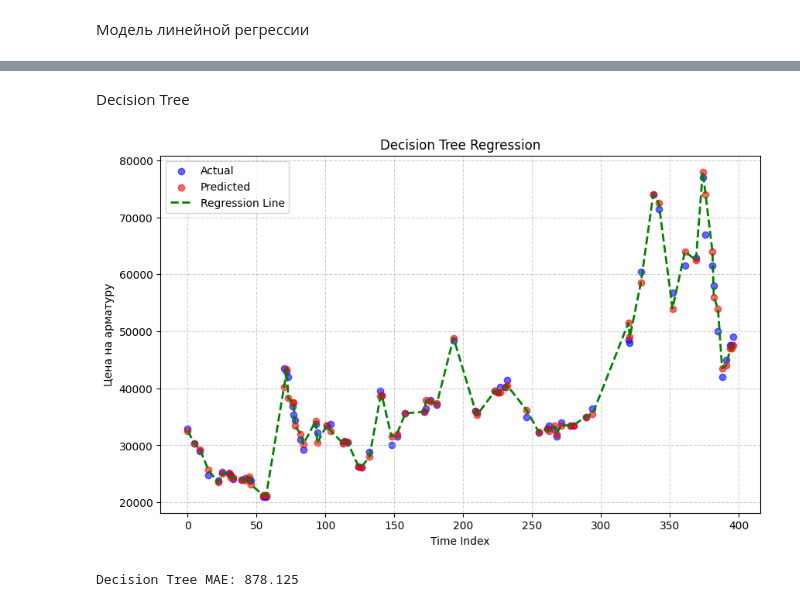
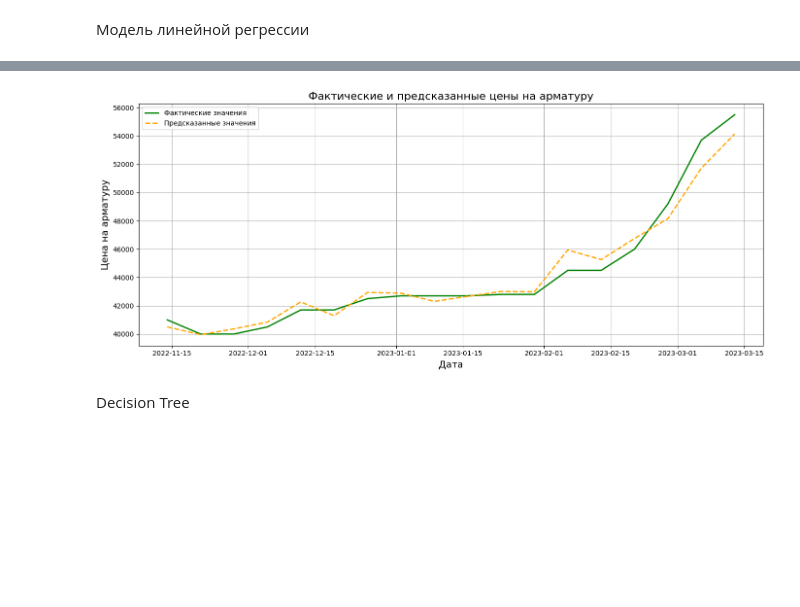
Before and after one commit to max4-dev/ML-3, a Jupyter notebook: train.ipynb, the cells around one changed output, grey strips where cells are left out. Cells and saved outputs as stored; diff of their text form; code cells hidden in the pictures; blank space fills up the shorter version.

Commit message:
fix xgb_model

```diff
--- a/train.ipynb
+++ b/train.ipynb
@@ -218,0 +276,24 @@ rlinreg_mae
+# %%
+
+# Предобработка тестовых данных (создание признаков)
+test_df = test_df.sort_values('dt')
+test_df['diff_1'] = test_df['Цена на арматуру'].diff()
+
+# Лаги и скользящее среднее
+for lag in range(1, num_lags + 1):
+    test_df[f'lag_{lag}'] = test_df['Цена на арматуру'].shift(lag)
+
+test_df['rolling_mean_4'] = test_df['Цена на арматуру'].rolling(window=4).mean()
+test_df['rolling_mean_8'] = test_df['Цена на арматуру'].rolling(window=8).mean()
+test_df['year'] = test_df['dt'].dt.year
+test_df['month'] = test_df['dt'].dt.month
+test_df['week'] = test_df['dt'].dt.isocalendar().week
+
+# Убираем пропущенные значения
+test_df = test_df.dropna()
+# %%
+# Прогноз на тестовых данных
+X_test = test_df.drop(columns=['dt', 'Цена на арматуру'])
+y_pred = xgb_model.predict(X_test)
+
+test_df['Forecast'] = y_pred
@@ -219,2 +357,22 @@ rlinreg_mae
+# %%
+test_df = test_df.drop(columns=['Forecast'])
+
+X_test = test_df.drop(columns=['dt', 'Цена на арматуру'])  # Убираем ненужные колонки
+y_pred = xgb_model.predict(X_test)  # Делаем прогноз
+
+test_df['Forecast'] = y_pred
+
+plt.figure(figsize=(14, 6))
+plt.plot(test_df['dt'], test_df['Цена на арматуру'], label='Фактические значения', color='green', linewidth=2)
+plt.plot(test_df['dt'], test_df['Forecast'], label='Предсказанные значения', color='orange', linestyle='--', linewidth=2)
+plt.title('Фактические и предсказанные цены на арматуру', fontsize=16)
+plt.xlabel('Дата', fontsize=14)
+plt.ylabel('Цена на арматуру', fontsize=14)
+plt.legend()
+plt.grid(True)
+plt.tight_layout()
+plt.show()
+# %% [output]
+[figure, added]
 # %% [markdown]
 Decision Tree
@@ -228,13 +378,0 @@ tree_preds = tree_model.predict(X_test)
-# %%
-plt.figure(figsize=(10, 6))
-plt.scatter(X_test, y_test, color='blue', label='Actual', alpha=0.6)
-plt.scatter(X_test, tree_preds, color='red', label='Predicted', alpha=0.6)
-plt.plot(sorted(X_test.flatten()), tree_model.predict(np.array(sorted(X_test.flatten())).reshape(-1, 1)), color='green', linestyle='dashed', linewidth=2, label='Regression Line')
-plt.xlabel('Time Index')
-plt.ylabel('Цена на арматуру')
-plt.title('Decision Tree Regression')
-plt.legend()
-plt.grid(True, linestyle='--', alpha=0.6)
-plt.show()
-# %% [output]
-[figure, removed]
@@ -244,4 +378,0 @@ tree_r2 = r2_score(y_test, tree_preds)
-# %%
-print(f"Decision Tree MAE: {tree_mae}")
-# %% [output]
-Decision Tree MAE: 878.125
```
Also changed, not shown: parts of 28 cells of this notebook, 1 other file.
